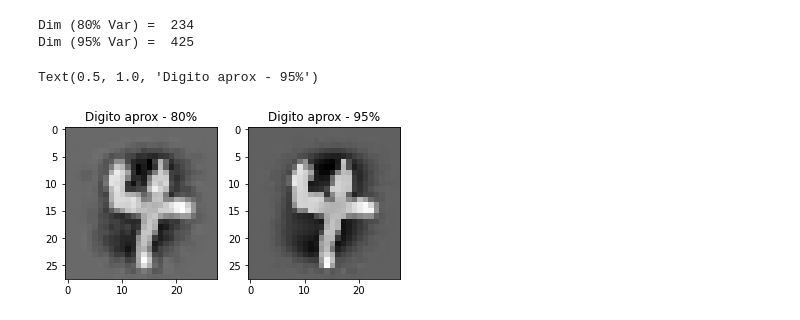
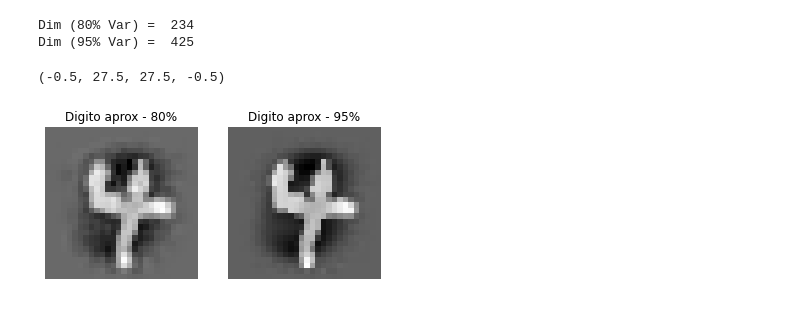
Before and after one commit to vitorml34/MO431, a Jupyter notebook: Tarefa-1.ipynb, the cells around one changed output. Cells and saved outputs as stored; diff of their text form; code cells hidden in the pictures.

```diff
--- a/Tarefa-1.ipynb
+++ b/Tarefa-1.ipynb
@@ -177,14 +197,16 @@ Dados_rec_95 = U[:, :425] @ np.diag(S)[ :425, :425] @ VT[:425, :]
 # %%
 dig0 = np.reshape(Dados_rec_80[1],(28,28))
 dig1 = np.reshape(Dados_rec_95[1],(28,28))
 
 
 f, axarr = pp.subplots(1,2)
 
 axarr[0].imshow(dig0, cmap='gray')
 axarr[0].set_title("Digito aprox - 80%")
+axarr[0].axis('off')
 axarr[1].imshow(dig1, cmap='gray')
 axarr[1].set_title("Digito aprox - 95%")
+axarr[1].axis('off')
 # %% [output]
-Text(0.5, 1.0, 'Digito aprox - 95%')
+(-0.5, 27.5, 27.5, -0.5)
-[figure, old version]
+[figure, new version]
```
Also changed, not shown: parts of 15 cells of this notebook.
